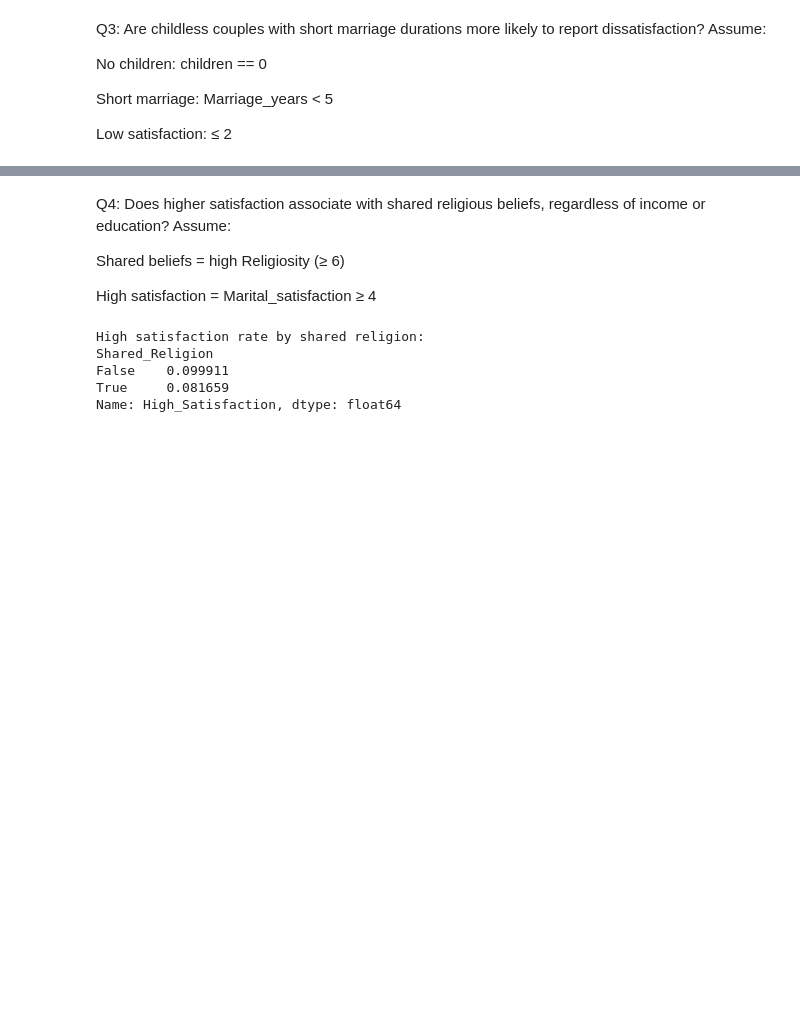
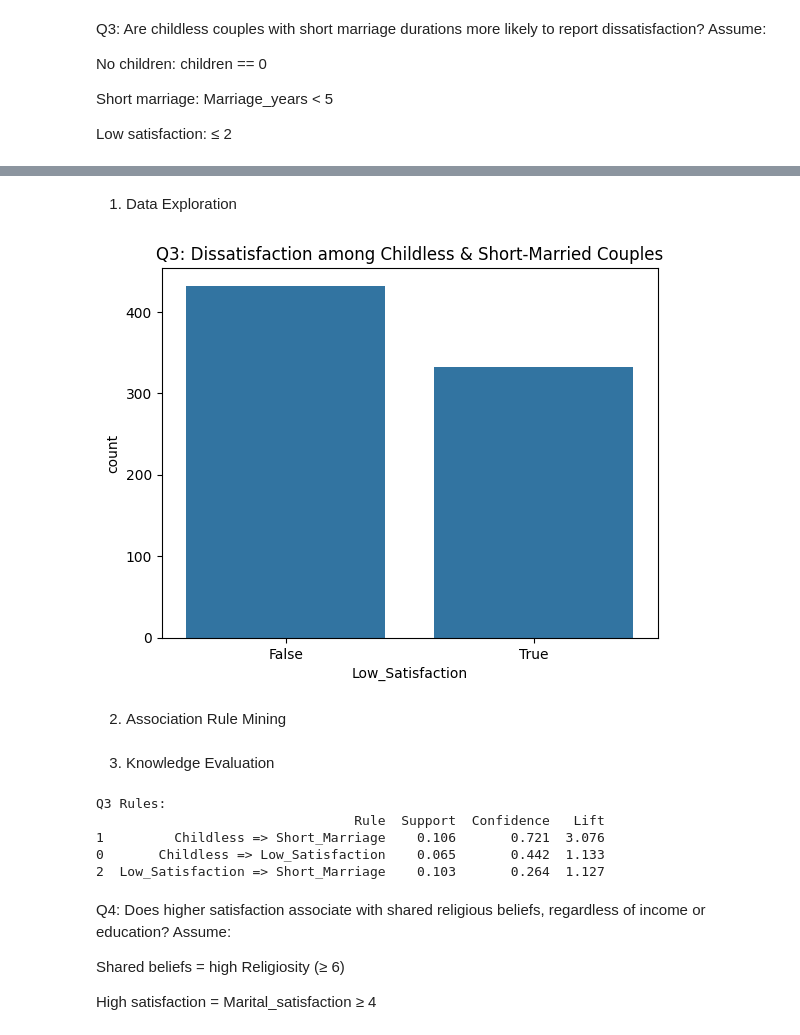
Before and after one commit to JiaJun0207/DataMiningAssignment, a Jupyter notebook: TT2L_G1.ipynb, the cells around one changed output, grey strips where cells are left out. Saved outputs shown, nothing was run; the diff lists cells and outputs as text; code cells hidden in the pictures; blank space fills up the shorter version.

```diff
--- a/TT2L_G1.ipynb
+++ b/TT2L_G1.ipynb
@@ -81,0 +131,13 @@ Dissatisfaction rate (childless & short marriage): 0.43
+# %% [markdown]
+1. Data Exploration
+# %%
+df["Childless"] = df["children"] == 0
+df["Short_Marriage"] = df["Marriage_years"] < 5
+
+sns.countplot(x="Low_Satisfaction", data=df[df["Childless"] & df["Short_Marriage"]])
+plt.title("Q3: Dissatisfaction among Childless & Short-Married Couples")
+plt.show()
+# %% [output]
+[figure, added]
+# %% [markdown]
+2. Association Rule Mining
@@ -82,3 +147,17 @@ Dissatisfaction rate (childless & short marriage): 0.43
+# %% [markdown]
+3. Knowledge Evaluation
+# %%
+print("Q3 Rules:")
+if not rules_q3.empty:
+    print(rules_q3.sort_values(by="Lift", ascending=False).head())
+else:
+    print("No rules generated for Q3.")
+# %% [output]
+Q3 Rules:
+                                 Rule  Support  Confidence   Lift
+1         Childless => Short_Marriage    0.106       0.721  3.076
+0       Childless => Low_Satisfaction    0.065       0.442  1.133
+2  Low_Satisfaction => Short_Marriage    0.103       0.264  1.127
 # %% [markdown]
 Q4: Does higher satisfaction associate with shared religious beliefs, regardless of income or education?
 Assume:
@@ -86,17 +165,3 @@ Assume:
 Shared beliefs = high Religiosity (≥ 6)
 
 High satisfaction = Marital_satisfaction ≥ 4
-# %%
-df["Shared_Religion"] = df["Religiosity"] >= 6
-df["High_Satisfaction"] = df["Marital_satisfaction"] >= 4
-
-# Group by Shared Religion
-grouped = df.groupby("Shared_Religion")["High_Satisfaction"].mean()
-print("High satisfaction rate by shared religion:")
-print(grouped)
-# %% [output]
-High satisfaction rate by shared religion:
-Shared_Religion
-False    0.099911
-True     0.081659
-Name: High_Satisfaction, dtype: float64
```
Also changed, not shown: parts of 25 cells of this notebook.
